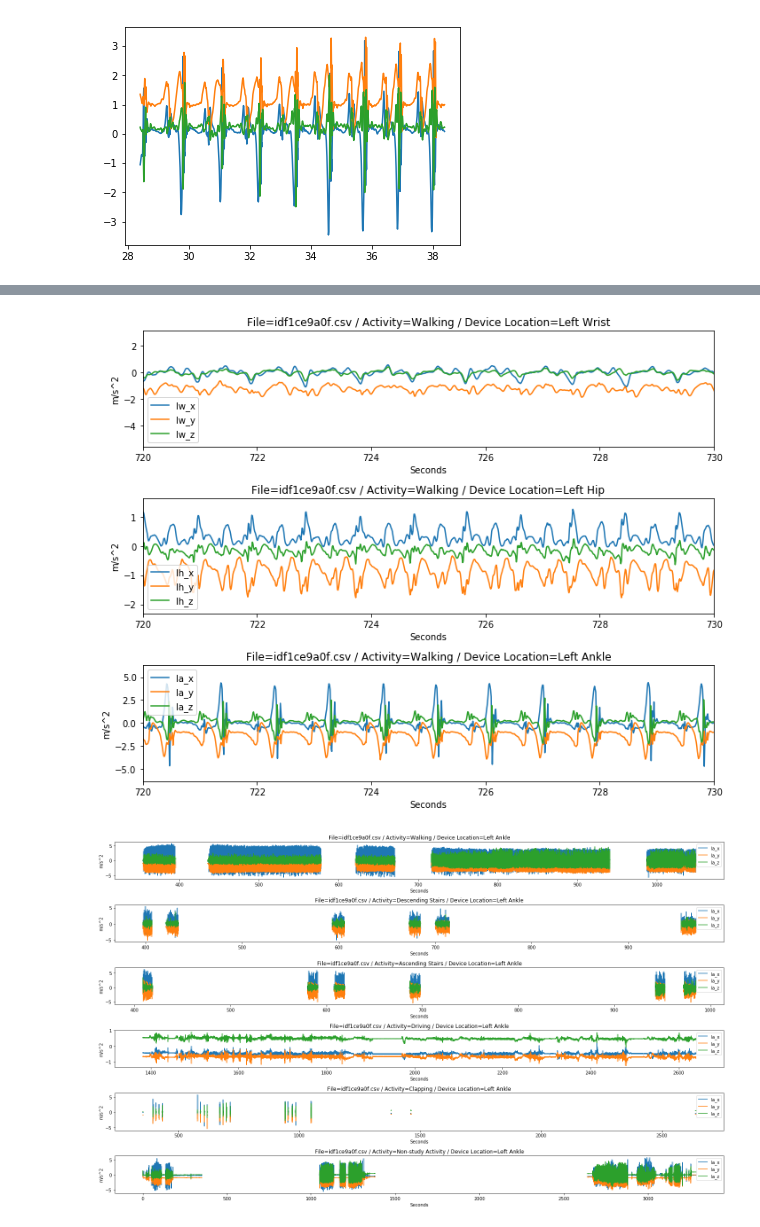
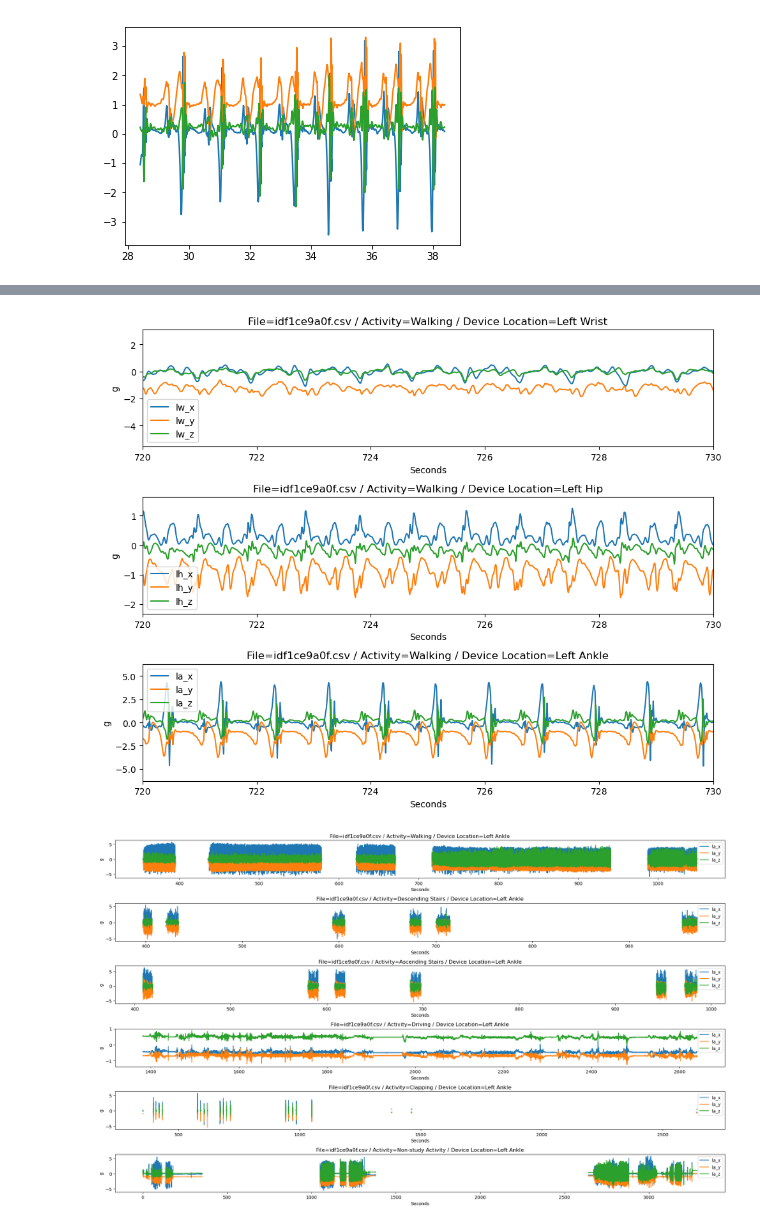
Before and after one commit to rkevinchao/walking_detection, a Jupyter notebook: source/01_data_understanding.ipynb, the cells around one changed output, grey strips where cells are left out. Drawn from its saved outputs; the diff is of its cells as text; code cells hidden in the pictures.

```diff
--- a/source/01_data_understanding.ipynb
+++ b/source/01_data_understanding.ipynb
@@ -277,39 +277,39 @@ def plot_zoomin(file_id, df, activity, device_location, t0=None, t1=None):
     plt.plot(masked_x, masked_y, label=loc_z)
 
     plt.xlabel('Seconds')
-    plt.ylabel('m/s^2')
+    plt.ylabel('g')
     plt.legend()
     if t0 and t1:
         plt.xlim(t0, t1)
     file_id = file_id.split('/')[-1]
     plt.title('File='+file_id+' / Activity='+activity_type+' / Device Location='+loc)
 
 
 # Begin to plot Walking activity observed from three locations:
 file_id = 0          # load the first CSV file
 file_id, df = load_data(file_id)
 
 activity = 1         # plot Activity=1 (Walking)
 t0 = 720             # Define t_begin of the zoom-in
 t1 = 730             # Define t_end of the zoom-in
 
 plt.figure(figsize=(10,8))
 
 plt.subplot(311)
 device_location = 'lw'
 plot_zoomin(file_id, df, activity, device_location, t0, t1)
 
 plt.subplot(312)
 device_location = 'lh'
 plot_zoomin(file_id, df, activity, device_location, t0, t1)
 
 plt.subplot(313)
 device_location = 'la'
 plot_zoomin(file_id, df, activity, device_location, t0, t1)
 
 plt.tight_layout()
 # %% [output]
-[figure, old version]
+[figure, new version]
 # %%
 # Begin to plot Walking activity observed from three locations:
 file_id = 0          # load the first CSV file
@@ -352,4 +352,4 @@ plot_zoomin(file_id, df, activity, device_location)
 
 plt.tight_layout()
 # %% [output]
-[figure, old version]
+[figure, new version]
```
Also changed, not shown: parts of 3 cells of this notebook.
